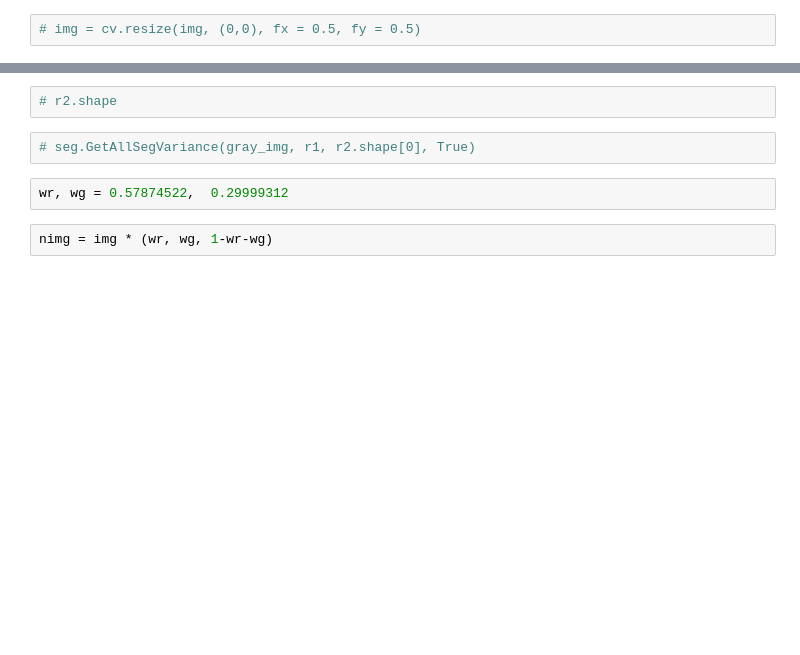
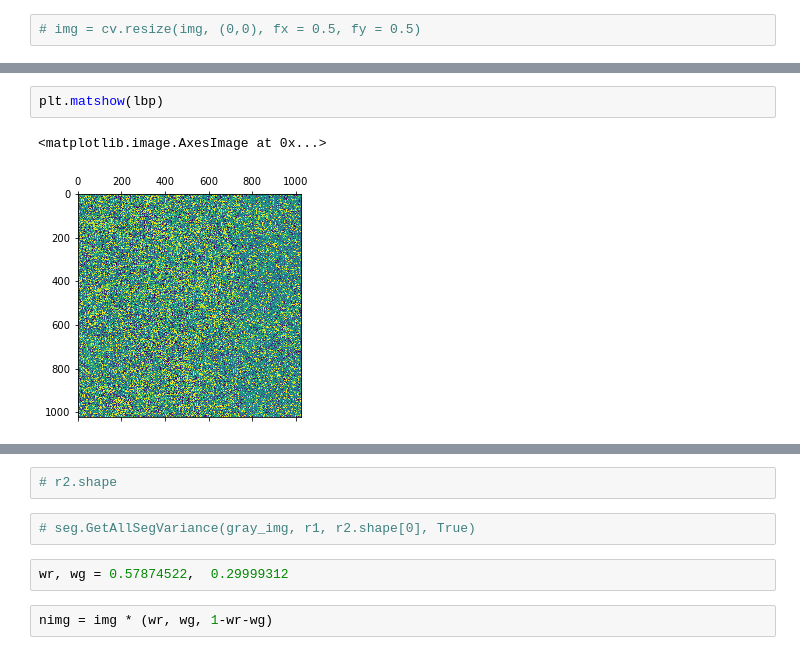
Before and after one commit to kzhitizg/Project_2, a Jupyter notebook: Region_Growing/Segmentation.ipynb, the cells around one changed output, grey strips where cells are left out. Saved outputs shown, nothing was run; the diff lists cells and outputs as text; blank space fills up the shorter version.

```diff
--- a/Region_Growing/Segmentation.ipynb
+++ b/Region_Growing/Segmentation.ipynb
@@ -51,0 +75,5 @@ plt.imshow(r)
+# %%
+plt.matshow(lbp)
+# %% [output]
+<matplotlib.image.AxesImage at 0x...>
+[figure, added]
```
Also changed, not shown: parts of 26 cells of this notebook, 10 other files.
